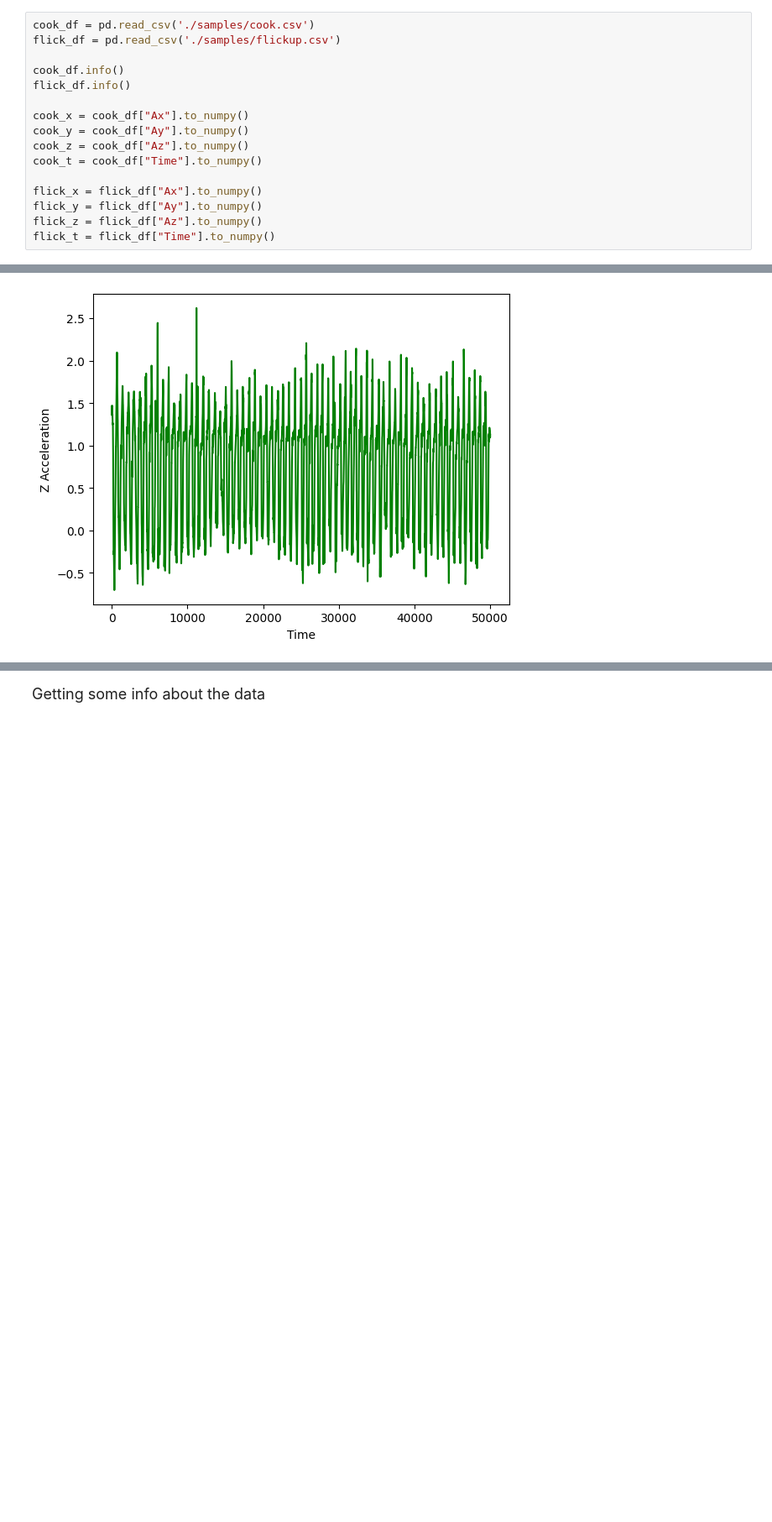
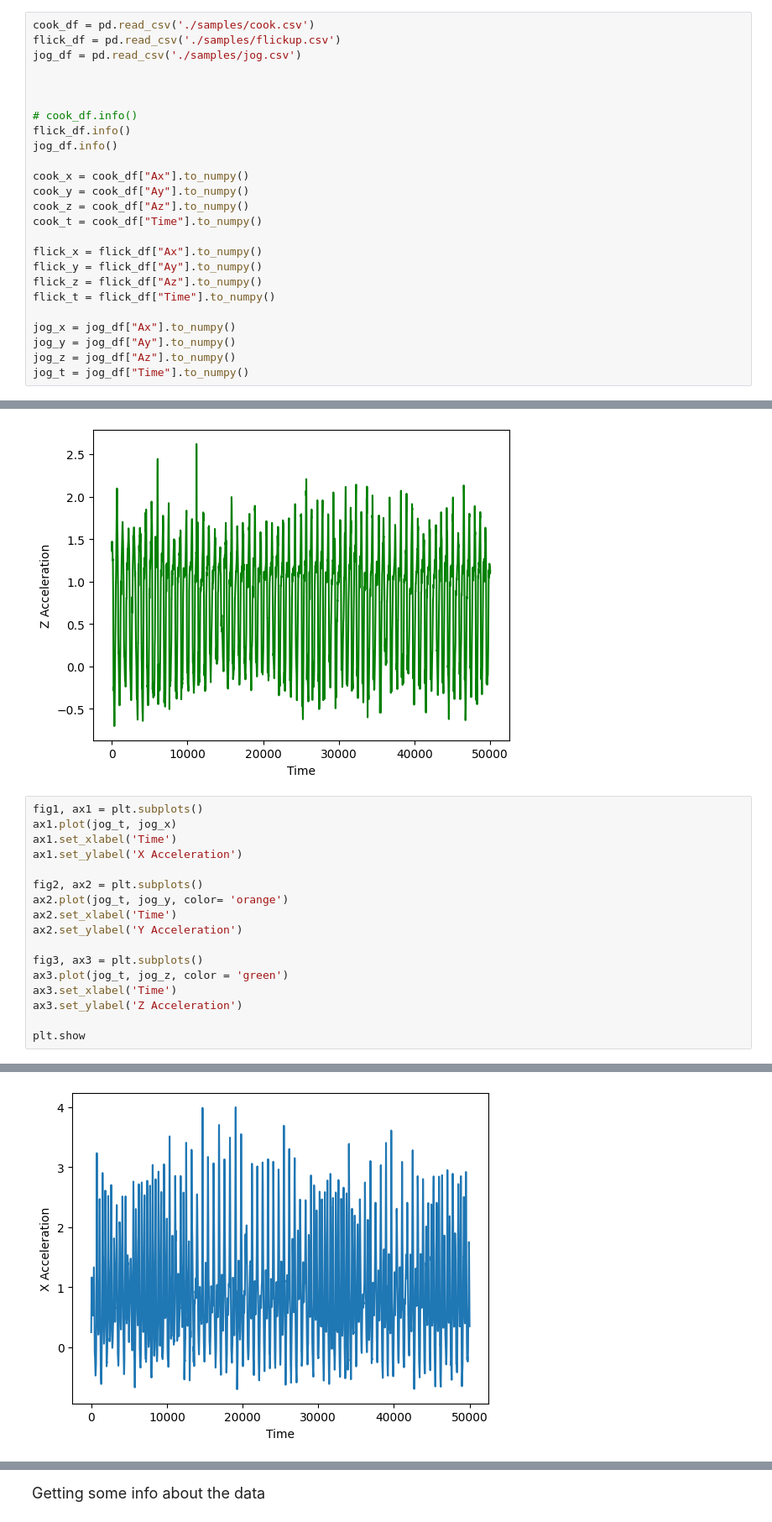
Before and after one commit to kpollackhinds/Gesture-Recognition-Arduino-Nano-BLE, a Jupyter notebook: eda.ipynb, the cells around one changed output, grey strips where cells are left out. Shown: that part at 84% size. Cells and saved outputs as stored; diff of their text form; blank space fills up the shorter version.

```diff
--- a/eda.ipynb
+++ b/eda.ipynb
@@ -8,9 +8,13 @@ from mpl_toolkits import mplot3d
 # %%
 cook_df = pd.read_csv('./samples/cook.csv')
 flick_df = pd.read_csv('./samples/flickup.csv')
+jog_df = pd.read_csv('./samples/jog.csv')
 
-cook_df.info()
+
+
+# cook_df.info()
 flick_df.info()
+jog_df.info()
 
 cook_x = cook_df["Ax"].to_numpy()
 cook_y = cook_df["Ay"].to_numpy()
@@ -21,5 +25,10 @@ flick_x = flick_df["Ax"].to_numpy()
 flick_y = flick_df["Ay"].to_numpy()
 flick_z = flick_df["Az"].to_numpy()
 flick_t = flick_df["Time"].to_numpy()
+
+jog_x = jog_df["Ax"].to_numpy()
+jog_y = jog_df["Ay"].to_numpy()
+jog_z = jog_df["Az"].to_numpy()
+jog_t = jog_df["Time"].to_numpy()
 # %% [output]
 <class 'pandas.core.frame.DataFrame'>
@@ -114,3 +123,21 @@ plt.show
 [figure]
 [figure]
 [figure]
+# %%
+fig1, ax1 = plt.subplots()
+ax1.plot(jog_t, jog_x)
+ax1.set_xlabel('Time')
+ax1.set_ylabel('X Acceleration')
+
+fig2, ax2 = plt.subplots()
+ax2.plot(jog_t, jog_y, color= 'orange')
+ax2.set_xlabel('Time')
+ax2.set_ylabel('Y Acceleration')
+
+fig3, ax3 = plt.subplots()
+ax3.plot(jog_t, jog_z, color = 'green')
+ax3.set_xlabel('Time')
+ax3.set_ylabel('Z Acceleration')
+
+plt.show
+# %% [output]
@@ -116,0 +145 @@ plt.show
+[figure, added]
```
Also changed, not shown: parts of 2 cells of this notebook, 4 other files.
